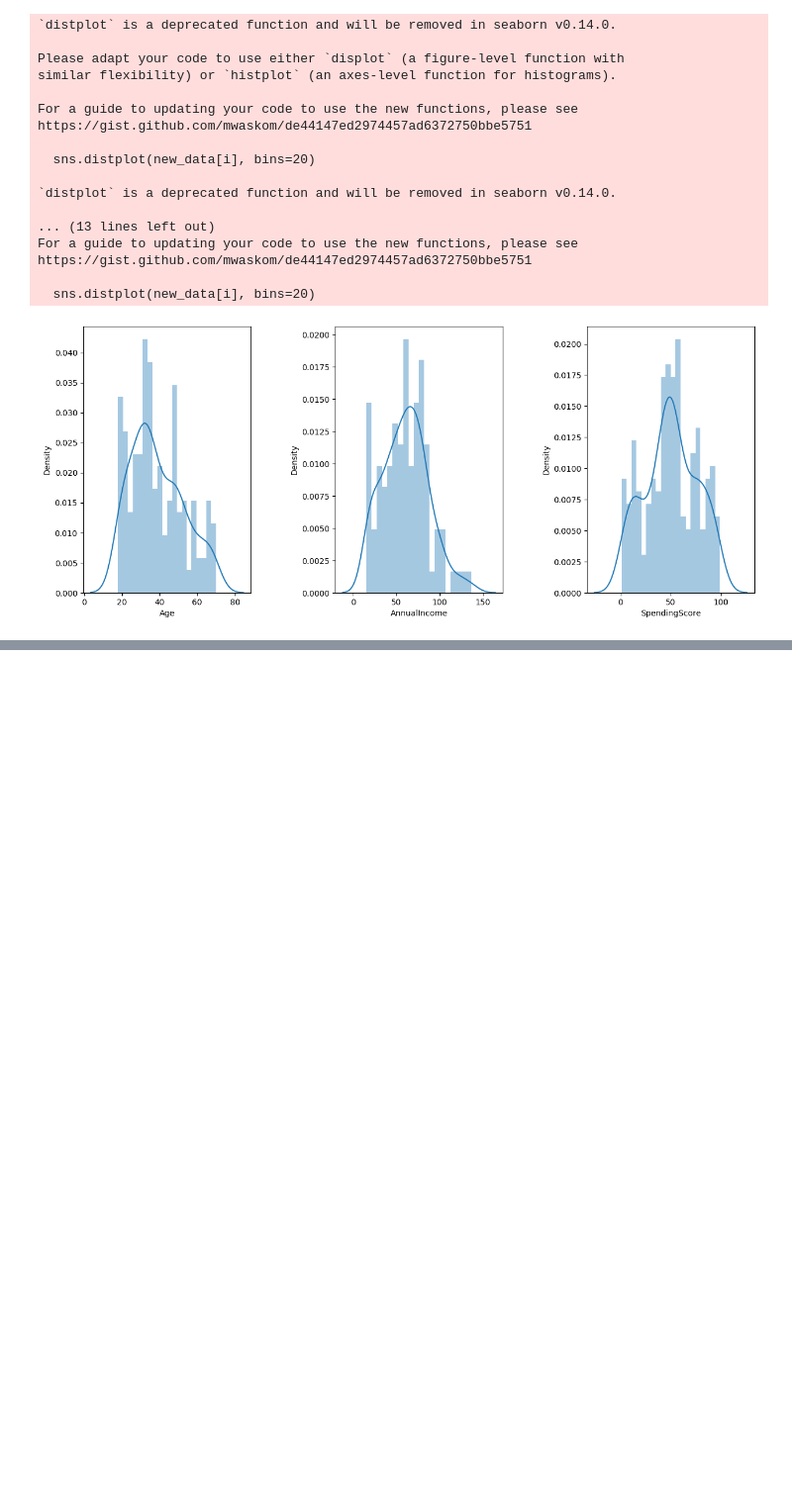
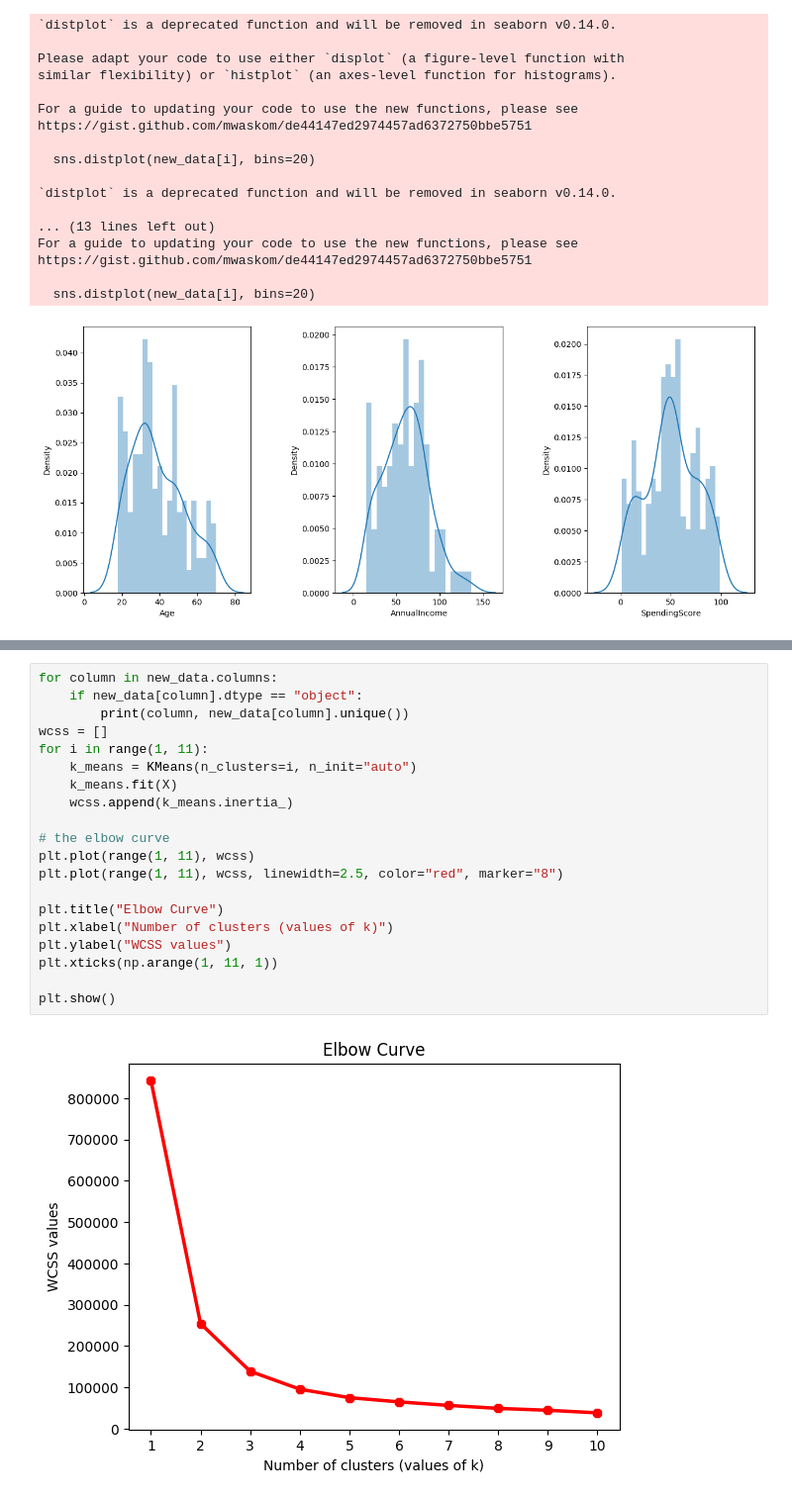
Before and after one commit to sudarshanregmi369/PRODIGY_ML_02, a Jupyter notebook: Mall_Customer_Segmentation.ipynb, the cells around one changed output, grey strips where cells are left out. Shown: that part at 99% size. Cells and saved outputs as stored; diff of their text form; blank space fills up the shorter version.

```diff
--- a/Mall_Customer_Segmentation.ipynb
+++ b/Mall_Customer_Segmentation.ipynb
@@ -97,0 +104,22 @@ sns.pairplot(new_data, vars=["Age", "AnnualIncome", "SpendingScore"],  kind ="re
+# %%
+for column in new_data.columns:
+    if new_data[column].dtype == "object":
+        print(column, new_data[column].unique())
+wcss = []
+for i in range(1, 11):
+    k_means = KMeans(n_clusters=i, n_init="auto")
+    k_means.fit(X)
+    wcss.append(k_means.inertia_)
+
+# the elbow curve
+plt.plot(range(1, 11), wcss)
+plt.plot(range(1, 11), wcss, linewidth=2.5, color="red", marker="8")
+
+plt.title("Elbow Curve")
+plt.xlabel("Number of clusters (values of k)")
+plt.ylabel("WCSS values")
+plt.xticks(np.arange(1, 11, 1))
+
+plt.show()
+# %% [output]
+[figure, added]
```
Also changed, not shown: parts of 5 cells of this notebook.
